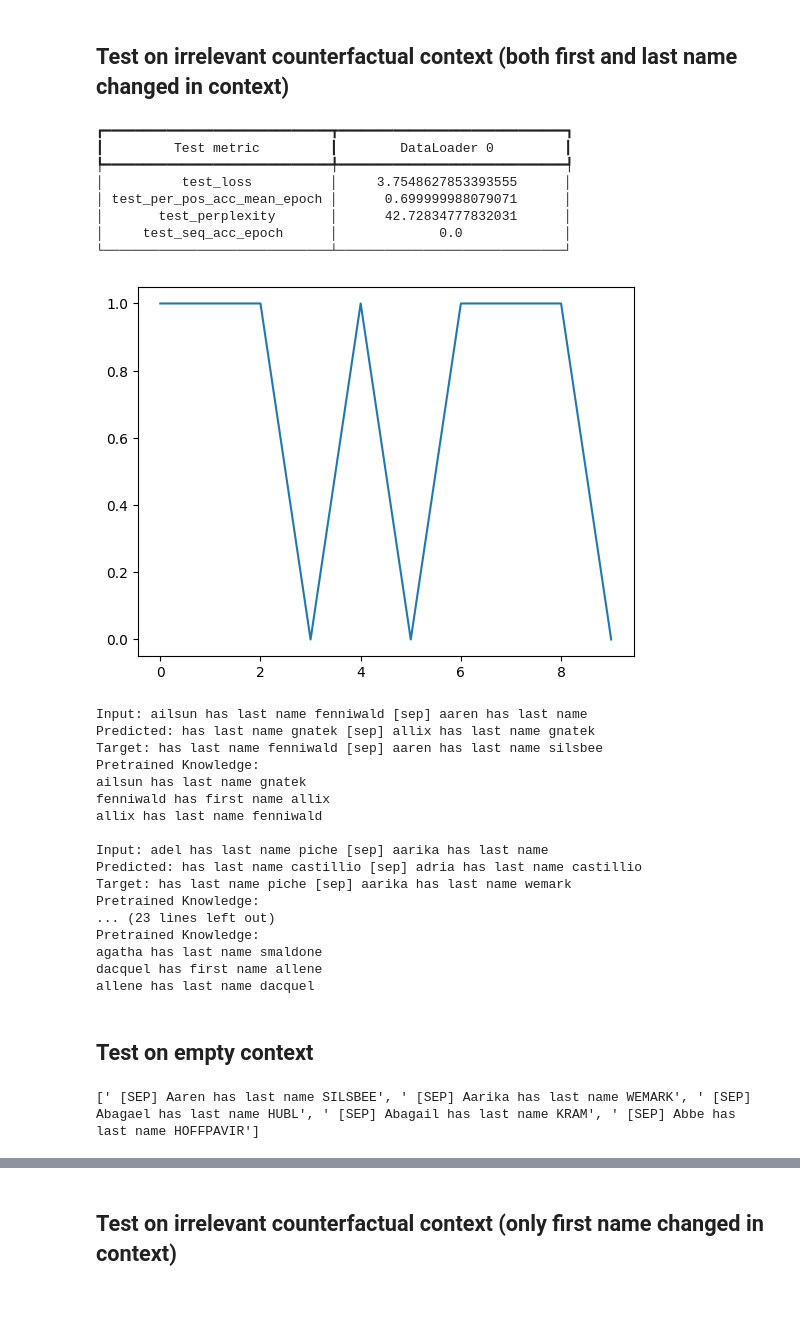
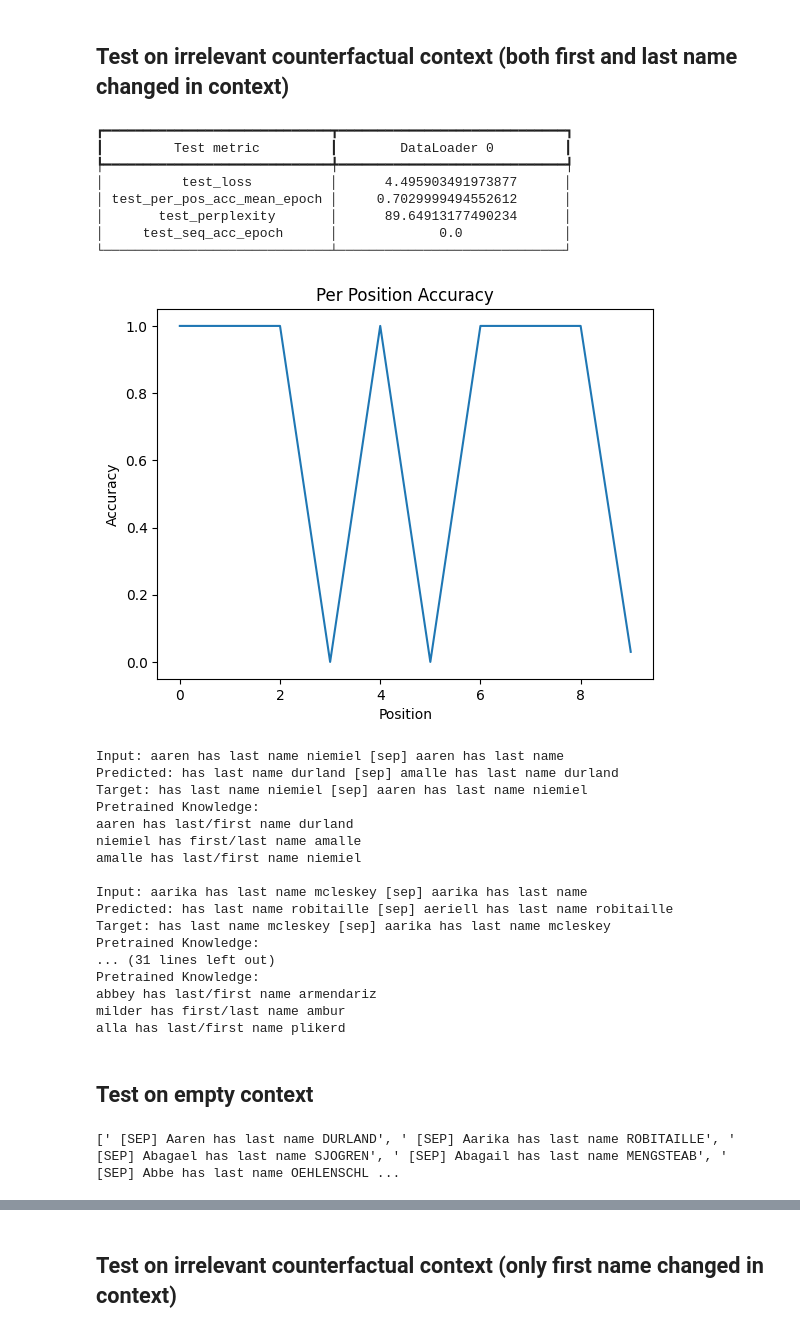
Before and after one commit to katareah/Controllability-and-Robustness, a Jupyter notebook: experiments/name_pair_experiment_with_unseen_data.ipynb, the cells around one changed output, grey strips where cells are left out. Saved outputs shown, nothing was run; the diff lists cells and outputs as text; code cells hidden in the pictures; blank space fills up the shorter version.

```diff
--- a/experiments/name_pair_experiment_with_unseen_data.ipynb
+++ b/experiments/name_pair_experiment_with_unseen_data.ipynb
@@ -174,6 +174,9 @@ class LitLanguageModel(L.LightningModule):
 
         # plot per position accuracy
         plt.plot(per_pos_acc.cpu().numpy())
+        plt.title('Per Position Accuracy')
+        plt.xlabel('Position')
+        plt.ylabel('Accuracy')
 
         self.capture_mismatches(logits, y, x)
 
@@ -409,66 +434,64 @@ aile has last name yonek
 ## Test on irrelevant counterfactual context (both first and last name changed in context)
 # %%
 
-def mismatch_seq_print_irrelevant(mismatch, reverse_vocab_map):
+def mismatch_seq_print_irrelevant(mismatch, reverse_vocab_map, max_examples=6):
 
-    for mismatch in lit_model.mismatched_sequences[:5]:
+    for mismatch in lit_model.mismatched_sequences[:max_examples]:
         input_seq = decode_sequence(mismatch['input'], reverse_vocab_map)
         predicted_seq = decode_sequence(mismatch['predicted'], reverse_vocab_map)
         target_seq = decode_sequence(mismatch['target'], reverse_vocab_map)
         first_name_ctx = input_seq.split(' ')[0]
         last_name_ctx = input_seq.split(" [sep] ")[0].split(' ')[-1]
         first_name_pred = predicted_seq.split(' [sep] ')[1].split(' ')[0]
         # find last name of first name in training data
         # Capitalize the first character of the first name
         trained_last_name = last_names[first_names.index(first_name_ctx.capitalize())]
-        context_last_to_first_name = first_names[last_names.index(last_name_ctx.upper())]
-        first_name_pred_last_name = last_names[first_names.index(first_name_pred.capitalize())]
+        context_last_to_first_name = first_names[last_names.index(last_name_ctx.upper())] if last_name_ctx.upper() in last_names else last_names[first_names.index(last_name_ctx.capitalize())]
+        first_name_pred_last_name = last_names[first_names.index(first_name_pred.capitalize())] if first_name_pred.capitalize() in first_names else first_names[last_names.index(first_name_pred.upper())]
         print(f"Input: {input_seq}")
         print(f"Predicted: {predicted_seq}")
         print(f"Target: {target_seq}")
         print("Pretrained Knowledge:")
-        print(f"{first_name_ctx} has last name {trained_last_name.lower()}")
-        print(f"{last_name_ctx} has first name {context_last_to_first_name.lower()}")
-        print(f"{first_name_pred} has last name {first_name_pred_last_name.lower()} \n")
+        print(f"{first_name_ctx} has last/first name {trained_last_name.lower()}")
+        print(f"{last_name_ctx} has first/last name {context_last_to_first_name.lower()}")
+        print(f"{first_name_pred} has last/first name {first_name_pred_last_name.lower()} \n")
 
 
 # test the model on the test set
-lit_model.mismatched_sequences.clear()
-
 trainer.test(model=lit_model, dataloaders=test_dl_counterfactual_irrelevant)
 plt.show()
 mismatch_seq_print_irrelevant(lit_model.mismatched_sequences, reverse_vocab_map)
 # %% [output]
 ┏━━━━━━━━━━━━━━━━━━━━━━━━━━━━━┳━━━━━━━━━━━━━━━━━━━━━━━━━━━━━┓
 ┃         Test metric         ┃        DataLoader 0         ┃
 ┡━━━━━━━━━━━━━━━━━━━━━━━━━━━━━╇━━━━━━━━━━━━━━━━━━━━━━━━━━━━━┩
-│          test_loss          │     3.7548627853393555      │
-│ test_per_pos_acc_mean_epoch │      0.699999988079071      │
-│       test_perplexity       │      42.72834777832031      │
+│          test_loss          │      4.495903491973877      │
+│ test_per_pos_acc_mean_epoch │     0.7029999494552612      │
+│       test_perplexity       │      89.64913177490234      │
 │     test_seq_acc_epoch      │             0.0             │
 └─────────────────────────────┴─────────────────────────────┘
-[figure, old version]
+[figure, new version]
-Input: ailsun has last name fenniwald [sep] aaren has last name
-Predicted: has last name gnatek [sep] allix has last name gnatek
-Target: has last name fenniwald [sep] aaren has last name silsbee
+Input: aaren has last name niemiel [sep] aaren has last name
+Predicted: has last name durland [sep] amalle has last name durland
+Target: has last name niemiel [sep] aaren has last name niemiel
 Pretrained Knowledge:
-ailsun has last name gnatek
-fenniwald has first name allix
-allix has last name fenniwald
+aaren has last/first name durland
+niemiel has first/last name amalle
+amalle has last/first name niemiel
 
-Input: adel has last name piche [sep] aarika has last name
-Predicted: has last name castillio [sep] adria has last name castillio
-Target: has last name piche [sep] aarika has last name wemark
+Input: aarika has last name mcleskey [sep] aarika has last name
+Predicted: has last name robitaille [sep] aeriell has last name robitaille
+Target: has last name mcleskey [sep] aarika has last name mcleskey
 Pretrained Knowledge:
-... (23 lines left out)
+... (31 lines left out)
 Pretrained Knowledge:
-agatha has last name smaldone
-dacquel has first name allene
-allene has last name dacquel
+abbey has last/first name armendariz
+milder has first/last name ambur
+alla has last/first name plikerd
 # %% [markdown]
 ## Test on empty context
 # %%
-test_data_empty_ctx = [f' [SEP] {sentence}' for sentence in data]
+test_data_empty_ctx = [f' [SEP] {sentence}' for sentence in data_orginal]
 print(test_data_empty_ctx[:5])
 
 tokenized_data = [sentence.strip().lower().split(' ') for sentence in tqdm(test_data_empty_ctx)]
@@ -484,5 +507,5 @@ test_dataset_empty_ctx = torch.utils.data.TensorDataset(x, y)
 test_dataset_empty_ctx = test_dataset_empty_ctx[:100] # NOTE: smaller dataset for testing
 test_dl_empty_ctx = torch.utils.data.DataLoader(test_dataset_empty_ctx, batch_size=args.batch_size, shuffle=False)
 # %% [output]
-[' [SEP] Aaren has last name SILSBEE', ' [SEP] Aarika has last name WEMARK', ' [SEP] Abagael has last name HUBL', ' [SEP] Abagail has last name KRAM', ' [SEP] Abbe has last name HOFFPAVIR']
+[' [SEP] Aaren has last name DURLAND', ' [SEP] Aarika has last name ROBITAILLE', ' [SEP] Abagael has last name SJOGREN', ' [SEP] Abagail has last name MENGSTEAB', ' [SEP] Abbe has last name OEHLENSCHL ...
 # %%
```
Also changed, not shown: parts of 11 cells of this notebook.
